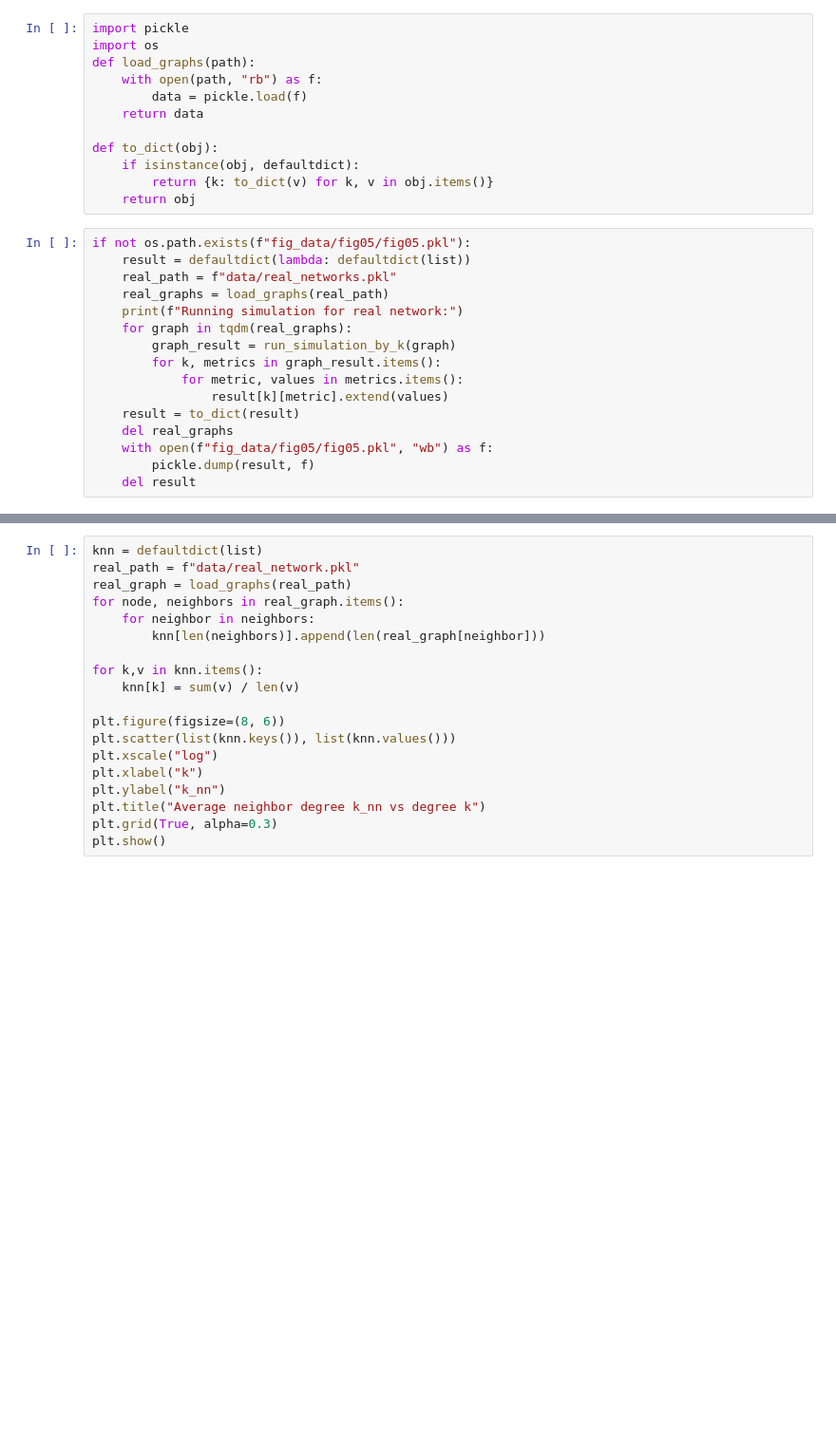
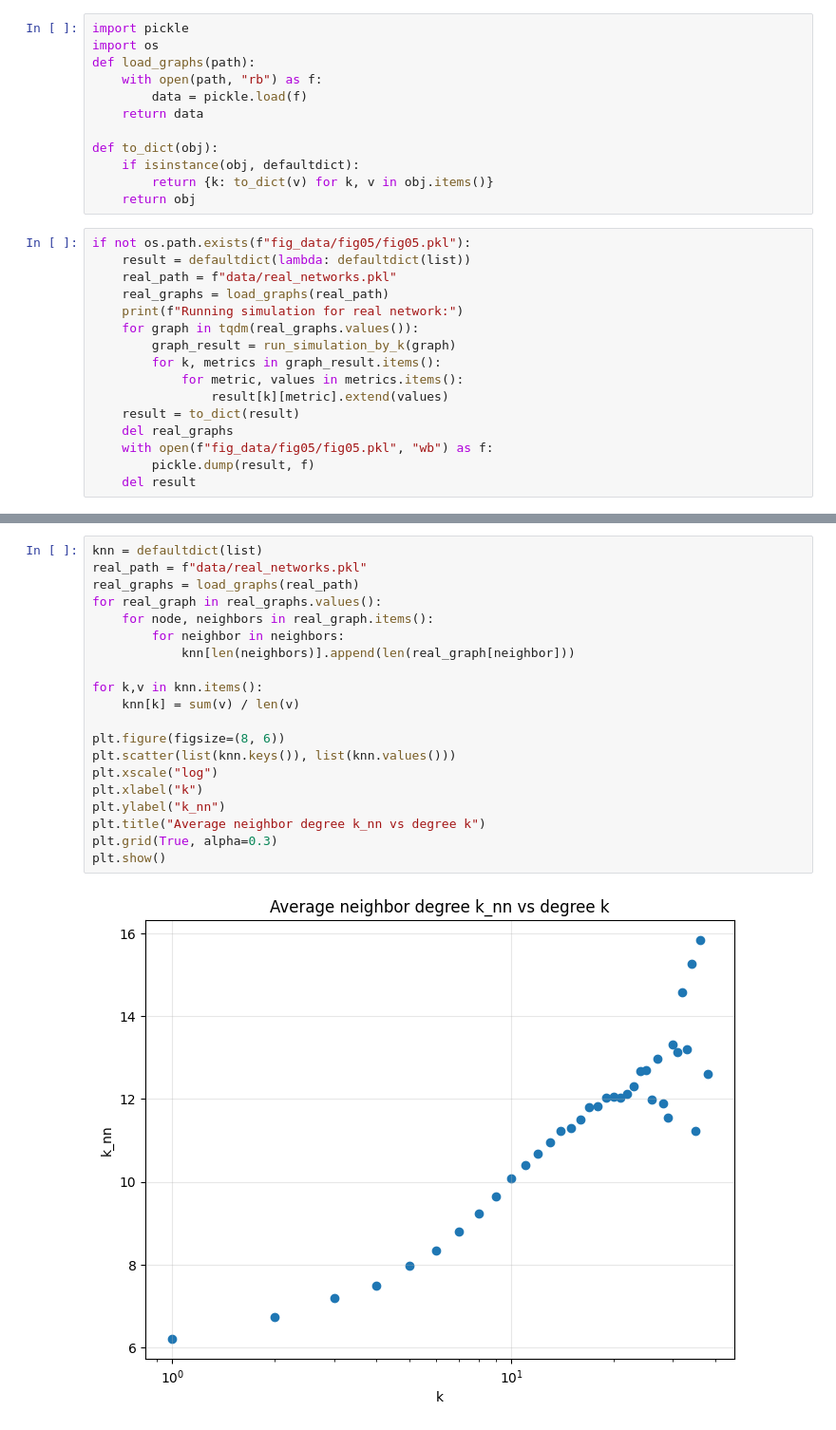
Before and after one commit to DoDoanHoangDu/GossipSpreadSimulation, a Jupyter notebook: simulation_fig05.ipynb, the cells around one changed output, grey strips where cells are left out. Shown at 95% size. Cells and saved outputs as stored; diff of their text form; blank space fills up the shorter version.

```diff
--- a/simulation_fig05.ipynb
+++ b/simulation_fig05.ipynb
@@ -83,7 +83,7 @@ if not os.path.exists(f"fig_data/fig05/fig05.pkl"):
     real_path = f"data/real_networks.pkl"
     real_graphs = load_graphs(real_path)
     print(f"Running simulation for real network:")
-    for graph in tqdm(real_graphs):
+    for graph in tqdm(real_graphs.values()):
         graph_result = run_simulation_by_k(graph)
         for k, metrics in graph_result.items():
             for metric, values in metrics.items():
@@ -137,22 +143,25 @@ plt.show()
 # %%
 knn = defaultdict(list)
-real_path = f"data/real_network.pkl"
-real_graph = load_graphs(real_path)
-for node, neighbors in real_graph.items():
-    for neighbor in neighbors:
-        knn[len(neighbors)].append(len(real_graph[neighbor]))
+real_path = f"data/real_networks.pkl"
+real_graphs = load_graphs(real_path)
+for real_graph in real_graphs.values():
+    for node, neighbors in real_graph.items():
+        for neighbor in neighbors:
+            knn[len(neighbors)].append(len(real_graph[neighbor]))
 
 for k,v in knn.items():
     knn[k] = sum(v) / len(v)
 
 plt.figure(figsize=(8, 6))
 plt.scatter(list(knn.keys()), list(knn.values()))
 plt.xscale("log")
 plt.xlabel("k")
 plt.ylabel("k_nn")
 plt.title("Average neighbor degree k_nn vs degree k")
 plt.grid(True, alpha=0.3)
 plt.show()
+# %% [output]
+[figure, added]
 # %%
 #Spread factor
 plt.figure(figsize=(12, 6))
```
Also changed, not shown: parts of 4 cells of this notebook, 3 other files.
